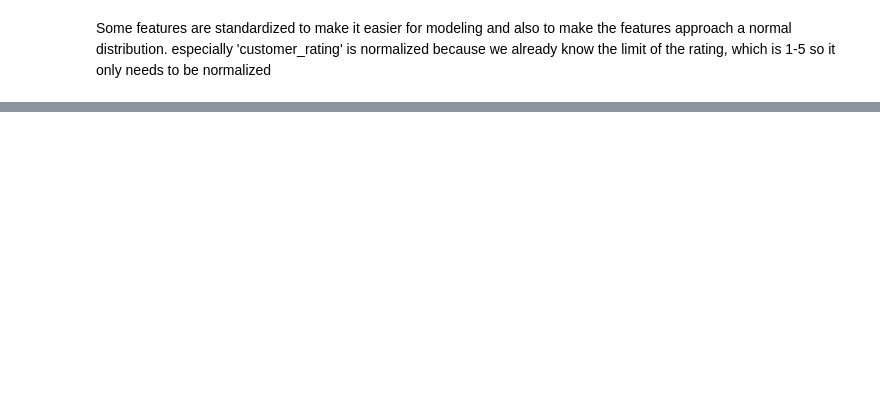
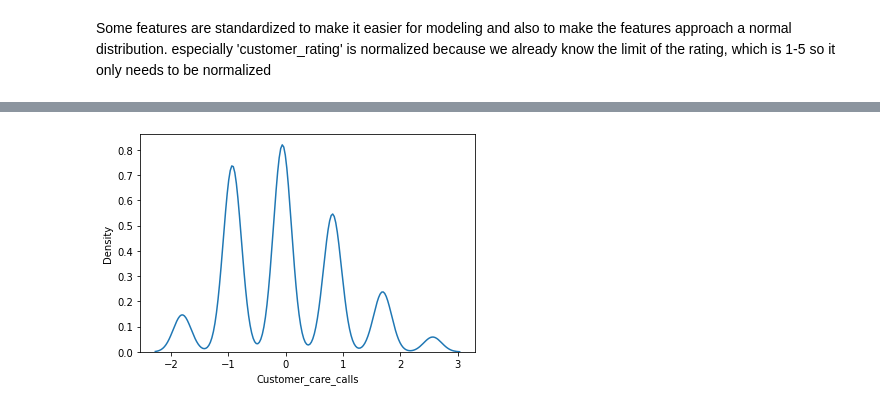
Before and after one commit to wahyunh10/Project-Ecommerce-Shipping-Clasification-Modeling, a Jupyter notebook: Stage_2_Project.ipynb, the cells around one changed output, grey strips where cells are left out. Drawn from its saved outputs; the diff is of its cells as text; code cells hidden in the pictures; blank space fills up the shorter version.

```diff
--- a/Stage_2_Project.ipynb
+++ b/Stage_2_Project.ipynb
@@ -157,0 +244,4 @@ sns.kdeplot(df2['Weight_in_gms']);
+# %%
+sns.kdeplot(df2['Customer_care_calls']);
+# %% [output]
+[figure, added]
```
Also changed, not shown: parts of 19 cells of this notebook.
